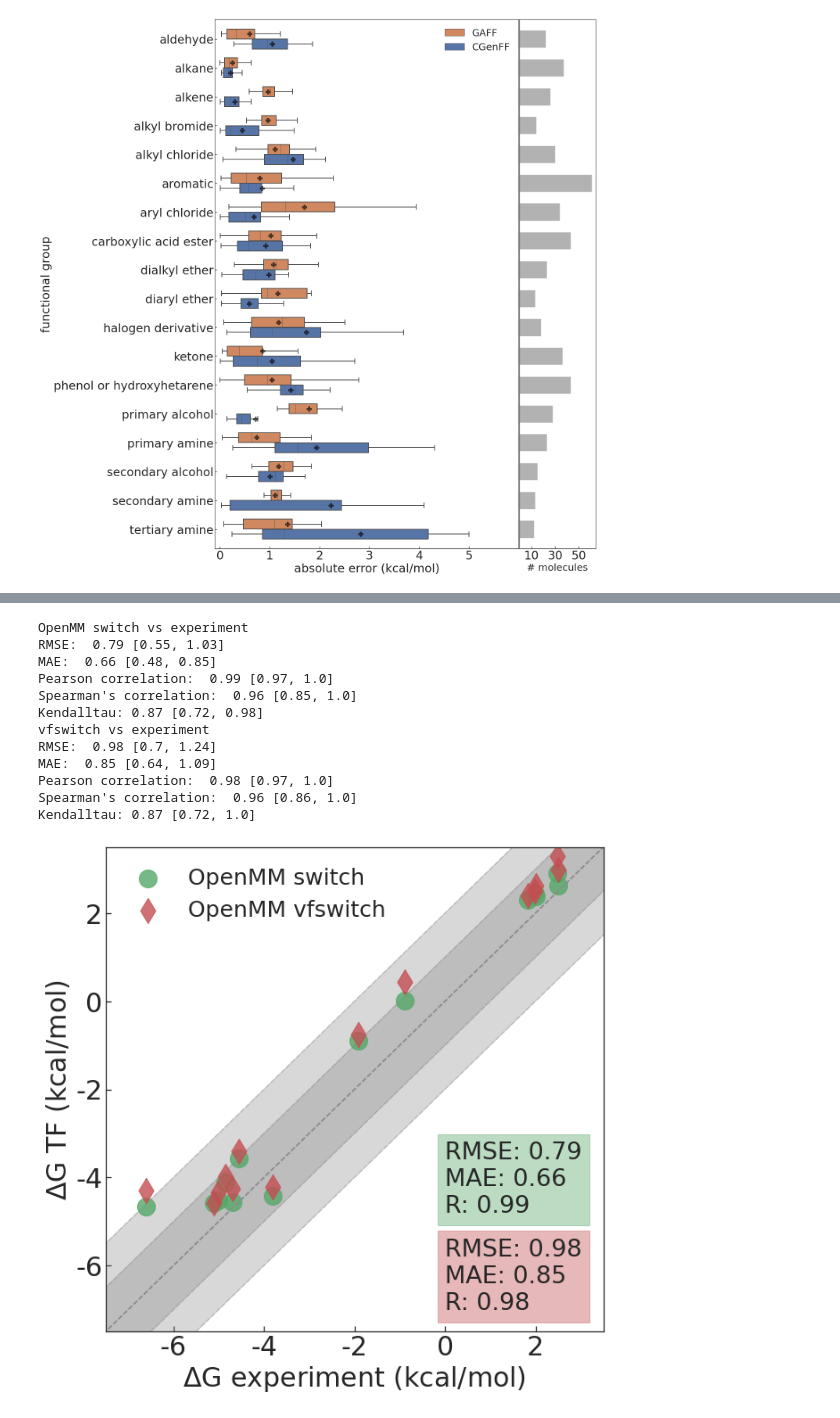
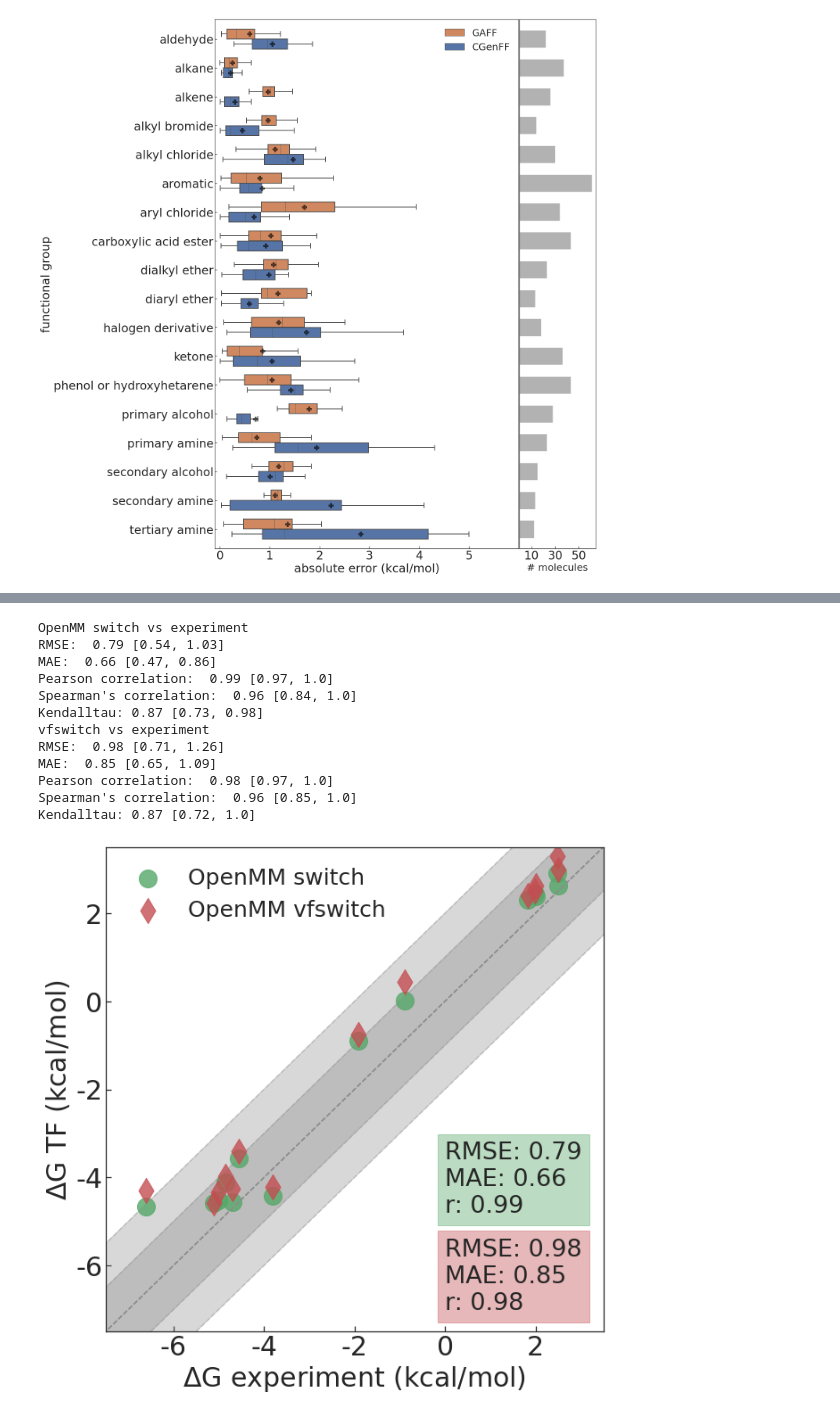
Before and after one commit to JohannesKarwou/notebooks, a Jupyter notebook: freeSolvSummary.ipynb, the cells around one changed output, grey strips where cells are left out. Cells and saved outputs as stored; diff of their text form; code cells hidden in the pictures.

```diff
--- a/freeSolvSummary.ipynb
+++ b/freeSolvSummary.ipynb
@@ -821,48 +821,48 @@ df = reduce_df(subset, x, y)
 rmse, mae, r, _, _ = calculate_statistics(df[x], df[y])
 
 axs.scatter(subset[x], subset[y], color="C2", label="OpenMM switch", alpha=0.8)
-text = f"RMSE: {rmse}\nMAE: {mae}\nR: {r:.2f}"
+text = f"RMSE: {rmse}\nMAE: {mae}\nr: {r:.2f}"
 axs.text(
     0,
     -4.8,
     text,
     fontsize=27,
     bbox={"boxstyle": "square", "fill": True, "fc": "C2", "ec": "C2", "alpha": 0.4},
 )
 
 print("vfswitch vs experiment")
 y = "vfswitch dG (TF)"
 df2 = reduce_df(subset, x, y)
 rmse, mae, r, _, _ = calculate_statistics(df2[x], df2[y])
 
 axs.scatter(
     subset[x], subset[y], marker="d", color="C3", label="OpenMM vfswitch", alpha=0.8
 )
-text = f"RMSE: {rmse}\nMAE: {mae}\nR: {r:.2f}"
+text = f"RMSE: {rmse}\nMAE: {mae}\nr: {r:.2f}"
 axs.text(
     0,
     -7,
     text,
     fontsize=27,
     bbox={"boxstyle": "square", "fill": True, "fc": "C3", "ec": "C3", "alpha": 0.4},
 )
 
 axs.legend(frameon=False)
 plt.savefig(f"images/comparison_switching_exp.pdf")
 # %% [output]
 OpenMM switch vs experiment
-RMSE:  0.79 [0.55, 1.03]
-MAE:  0.66 [0.48, 0.85]
+RMSE:  0.79 [0.54, 1.03]
+MAE:  0.66 [0.47, 0.86]
 Pearson correlation:  0.99 [0.97, 1.0]
+Spearman's correlation:  0.96 [0.84, 1.0]
+Kendalltau: 0.87 [0.73, 0.98]
+vfswitch vs experiment
+RMSE:  0.98 [0.71, 1.26]
+MAE:  0.85 [0.65, 1.09]
+Pearson correlation:  0.98 [0.97, 1.0]
 Spearman's correlation:  0.96 [0.85, 1.0]
-Kendalltau: 0.87 [0.72, 0.98]
-vfswitch vs experiment
-RMSE:  0.98 [0.7, 1.24]
-MAE:  0.85 [0.64, 1.09]
-Pearson correlation:  0.98 [0.97, 1.0]
-Spearman's correlation:  0.96 [0.86, 1.0]
 Kendalltau: 0.87 [0.72, 1.0]
-[figure, old version]
+[figure, new version]
 # %%
 fig, axs = plt.subplots(figsize=(10, 10))
 
```
Also changed, not shown: parts of 5 cells of this notebook, 9 other files.
